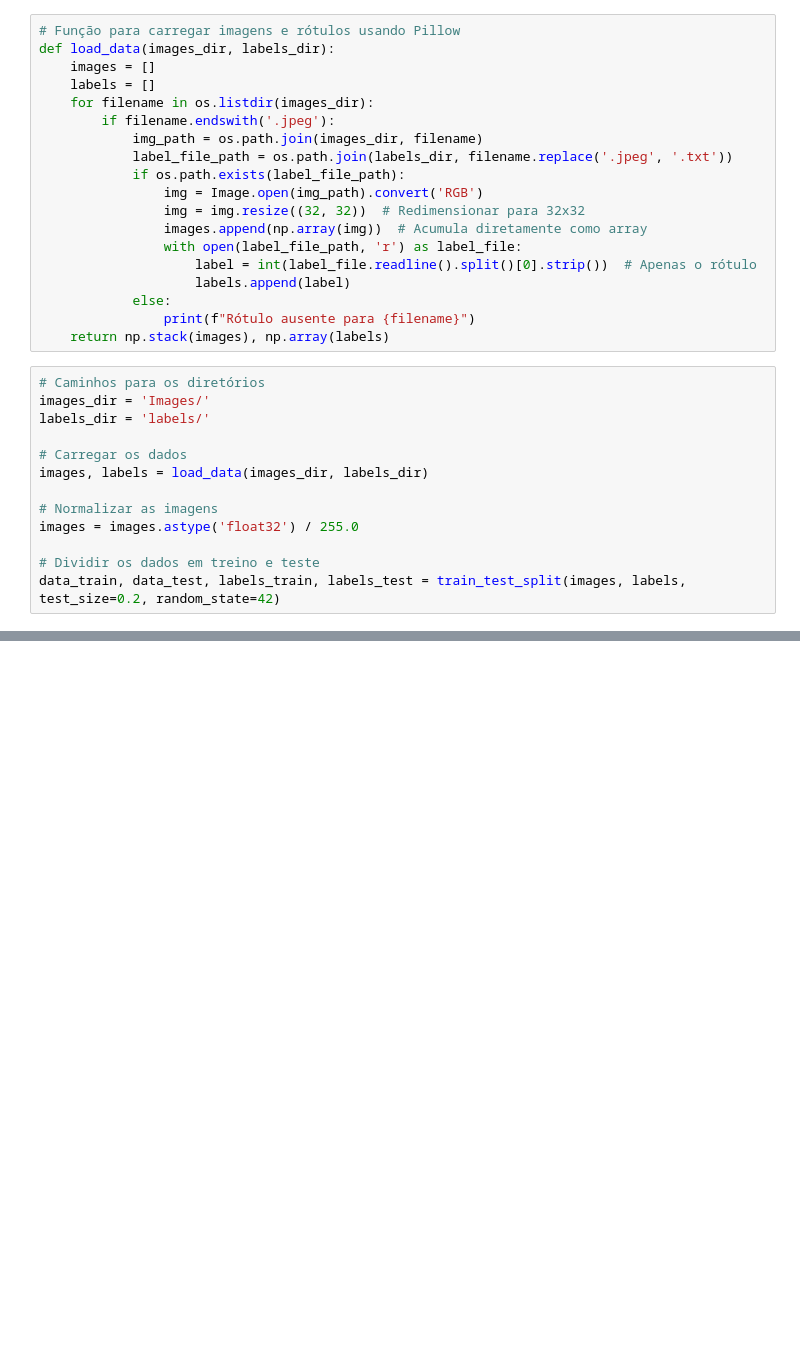
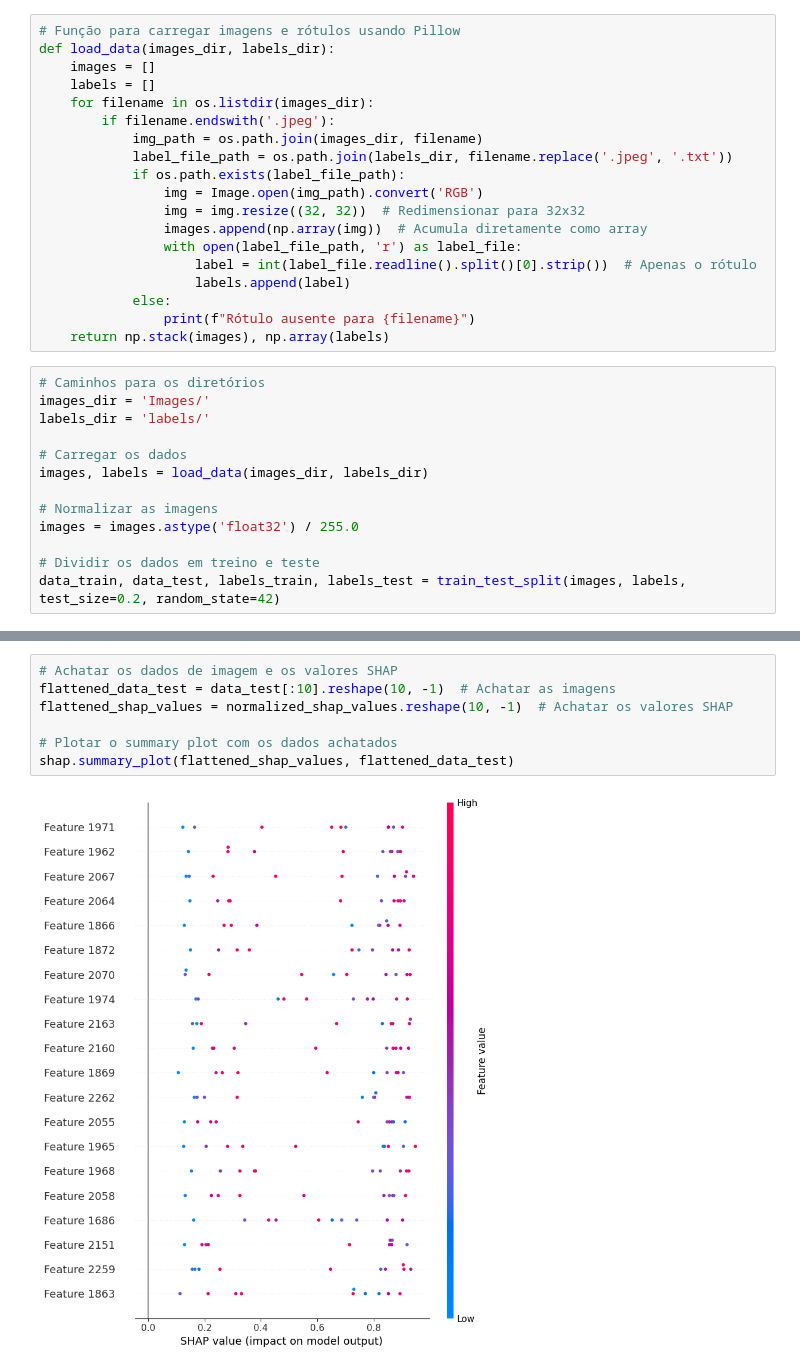
Before and after one commit to ClassNeuralNetwork/tomato-classification, a Jupyter notebook: cnn.ipynb, the cells around one changed output, grey strips where cells are left out. Cells and saved outputs as stored; diff of their text form; blank space fills up the shorter version.

```diff
--- a/cnn.ipynb
+++ b/cnn.ipynb
@@ -178,0 +178,9 @@ shap.image_plot(normalized_shap_values, data_test[:10])
+# %%
+# Achatar os dados de imagem e os valores SHAP
+flattened_data_test = data_test[:10].reshape(10, -1)  # Achatar as imagens
+flattened_shap_values = normalized_shap_values.reshape(10, -1)  # Achatar os valores SHAP
+
+# Plotar o summary plot com os dados achatados
+shap.summary_plot(flattened_shap_values, flattened_data_test)
+# %% [output]
+[figure, added]
```
Also changed, not shown: parts of 6 cells of this notebook, 1 other file.
